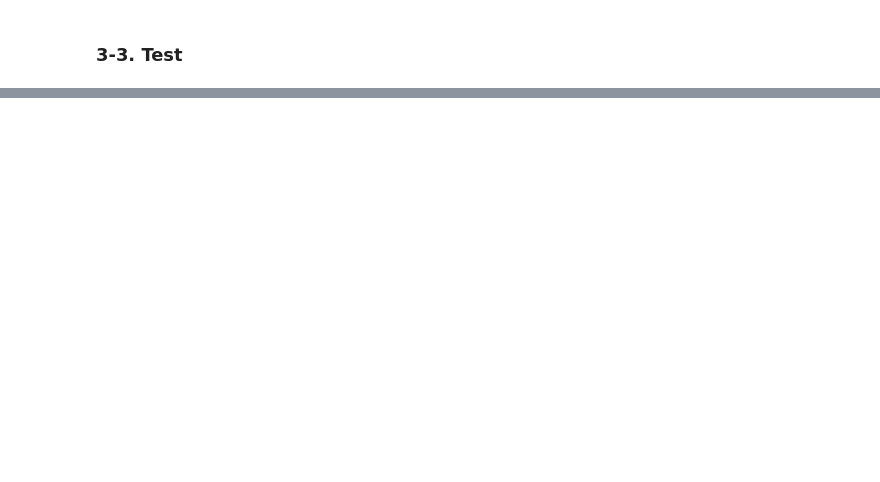
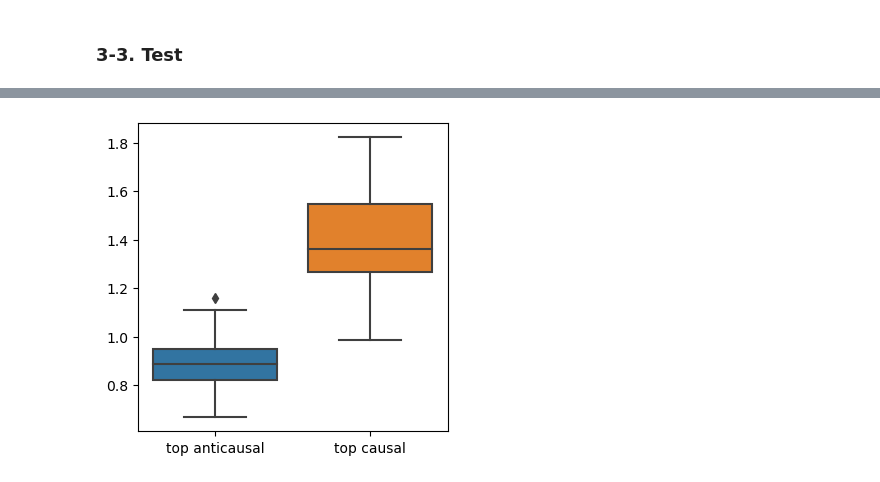
Before and after one commit to euphoria0-0/Neural-Causation-Coefficient, a Jupyter notebook: NCC_Testing.ipynb, the cells around one changed output, grey strips where cells are left out. Drawn from its saved outputs; the diff is of its cells as text; code cells hidden in the pictures; blank space fills up the shorter version.

```diff
--- a/NCC_Testing.ipynb
+++ b/NCC_Testing.ipynb
@@ -261,33 +281,2 @@ NCC_classifier.eval()
 # %% [markdown]
 ### 3-3. Test
-# %%
-resnet.eval()
-classifier.eval()
-NCC_classifier.eval()
-
-for idx, orgImg, objectImg, contextImg in dataloader:
-    # plt.imshow(objectImg[0].permute(1,2,0))
-    # plt.show()
-    print(orgImg.shape)
-    features = resnet(orgImg)
-    o_features = resnet(objectImg)
-    c_features = resnet(contextImg)
-    dim_features = o_features.shape[1]
-
-    o_logodds = classifier(o_features)
-    c_logodds = classifier(c_features)
-
-    cats = [[categories.index(x) for x in dataset.dataset[i]['categories']] for i in idx]
-
-    print(features.shape, o_logodds.shape) # (B,512) (B,20)
-
-    # output = torch.tensor()
-    for idx_feature in range(dim_features):
-        for cat in cats:
-            c_k = o_logodds[cat]
-            f_l = features[idx_feature]
-            NCC_score = NCC_classifier((f_l, c_k), evalu=False)
-
-
-
-    break
@@ -296,6 +287,7 @@ TypeError: object of type 'COCODataset1' has no len()
 # %%
 dataDir = 'data/coco'
 dataType='train2014' #'val2014'
+img_path = f'{dataDir}/{dataType}/'
 annFile='{}/annotations/instances_{}.json'.format(dataDir, dataType)
 # initialize COCO api for instance annotations
 coco=COCO(annFile)
@@ -309,7 +301,6 @@ Done (t=12.74s)
 creating index...
 index created!
 # %%
-img_path = 'data/coco/train2014/'
 transform = T.Compose([
     # All images are rescaled to ensure that
     # their shorter side is 224 pixels long,
@@ -319,8 +310,7 @@ transform = T.Compose([
     T.CenterCrop(224),
     T.ToTensor()
 ])
+batch_size = 32
-# %%
-batch_size = 16
 # %%
 # get all images containing given categories, select one at random
 dataset = []
@@ -408,0 +444,8 @@ RuntimeError: torch.cat(): Sizes of tensors must match except in dimension 0. Go
+# %%
+# object features are related to anticausal features:
+# top 1% anticausal features exhibit a higher object-feature ratio than the top 1% causal features.
+plt.figure(figsize=(4,4))
+sns.boxplot(data=object_feature_ratio_lst['airplane'])
+plt.show()
+# %% [output]
+[figure, added]
```
Also changed, not shown: parts of 7 cells of this notebook, 1 other file.
